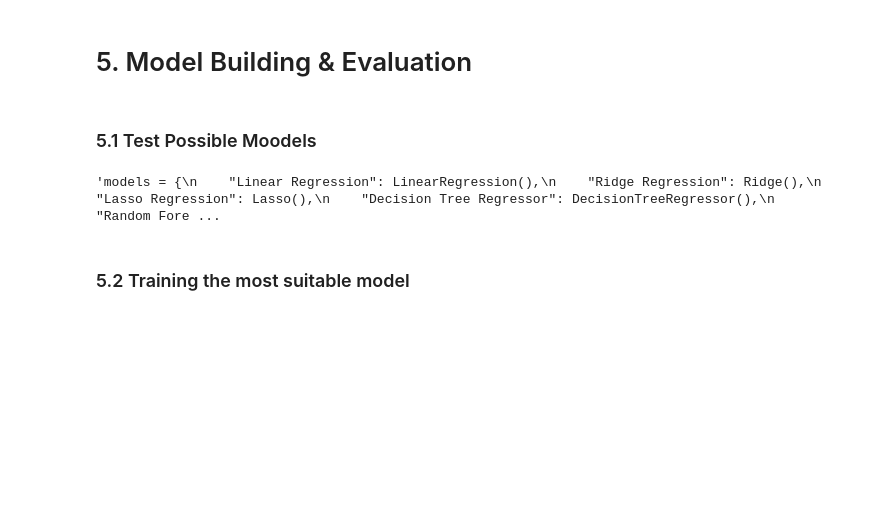
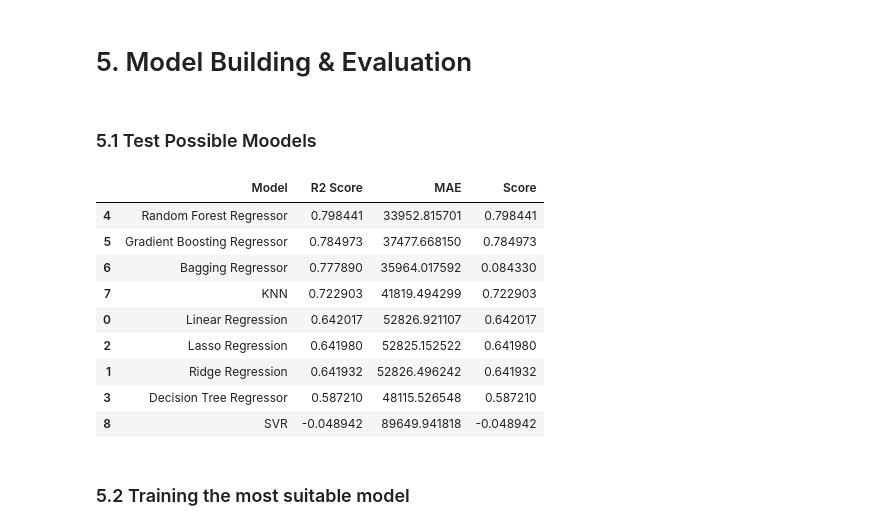
Before and after one commit to ZabitMagomed239/California-House-Price-Regression, a Jupyter notebook: California Housing Final.ipynb, the cells around one changed output. Drawn from its saved outputs; the diff is of its cells as text; code cells hidden in the pictures; blank space fills up the shorter version.

```diff
--- a/California Housing Final.ipynb
+++ b/California Housing Final.ipynb
@@ -158,9 +158,6 @@ df["bedroom_ratio"] = df["total_bedrooms"]/df["total_rooms"]
 df["household_rooms"] = df["total_rooms"]/df["households"]
 df["population_per_household"] = df["population"]/df["households"]
 df["income_per_household"] = df["median_income"]/df["households"]
-
-df["income_per_population"] = df["median_income"]/df["population"]
-df["bedroom_per_population"] = df["total_bedrooms"]/df["population"]
 # %% [markdown]
 ### 3.1 Encoding
 # %%
@@ -255,7 +249,7 @@ y_test_s = scaler.transform(y_test.values.reshape(-1,1)).ravel()
 # %% [markdown]
 ### 5.1 Test Possible Moodels
 # %%
-"""models = {
+models = {
     "Linear Regression": LinearRegression(),
     "Ridge Regression": Ridge(),
     "Lasso Regression": Lasso(),
@@ -263,35 +257,44 @@ y_test_s = scaler.transform(y_test.values.reshape(-1,1)).ravel()
     "Random Forest Regressor": RandomForestRegressor(),
     "Gradient Boosting Regressor": GradientBoostingRegressor(),
     "Bagging Regressor": BaggingRegressor(),
     "KNN": KNeighborsRegressor(),
     "SVR": SVR()
 }
 
 
 results = []
 
 for name, model in models.items():
     # Since "Decision Tree", "Random Forest", "Gradient Boosting", "Bagging Regressor" don't need scaling, we will fit them on the original data, while the rest of the models will be fitted on the scaled data.
     if name in ["Decision Tree", "Random Forest", "Gradient Boosting", "Bagging Regressor"]:
         model.fit(X_train, y_train)
         preds = model.predict(X_test)
     else:
         model.fit(X_train_s, y_train)
         preds = model.predict(X_test_s)
 
     score = model.score(X_test_s, y_test)
     r2 = r2_score(y_test, preds)
     mae = mean_absolute_error(y_test, preds)
 
     results.append([name, r2, mae, score])
 
 df_results = pd.DataFrame(results, columns=["Model", "R2 Score", "MAE", "Score"])
 df_results
 
 
-df_results.sort_values(by="R2 Score", ascending=False)"""
+df_results.sort_values(by="R2 Score", ascending=False)
 # %% [output]
-'models = {\n    "Linear Regression": LinearRegression(),\n    "Ridge Regression": Ridge(),\n    "Lasso Regression": Lasso(),\n    "Decision Tree Regressor": DecisionTreeRegressor(),\n    "Random Fore ...
+|  | Model | R2 Score | MAE | Score |
+| 4 | Random Forest Regressor | 0.798441 | 33952.815701 | 0.798441 |
+| 5 | Gradient Boosting Regressor | 0.784973 | 37477.668150 | 0.784973 |
+| 6 | Bagging Regressor | 0.777890 | 35964.017592 | 0.084330 |
+| 7 | KNN | 0.722903 | 41819.494299 | 0.722903 |
+| 0 | Linear Regression | 0.642017 | 52826.921107 | 0.642017 |
+| 2 | Lasso Regression | 0.641980 | 52825.152522 | 0.641980 |
+| 1 | Ridge Regression | 0.641932 | 52826.496242 | 0.641932 |
+| 3 | Decision Tree Regressor | 0.587210 | 48115.526548 | 0.587210 |
+| 8 | SVR | -0.048942 | 89649.941818 | -0.048942 |
 # %% [markdown]
 ### 5.2 Training the most suitable model
 # %%
```
Also changed, not shown: parts of 9 cells of this notebook.
